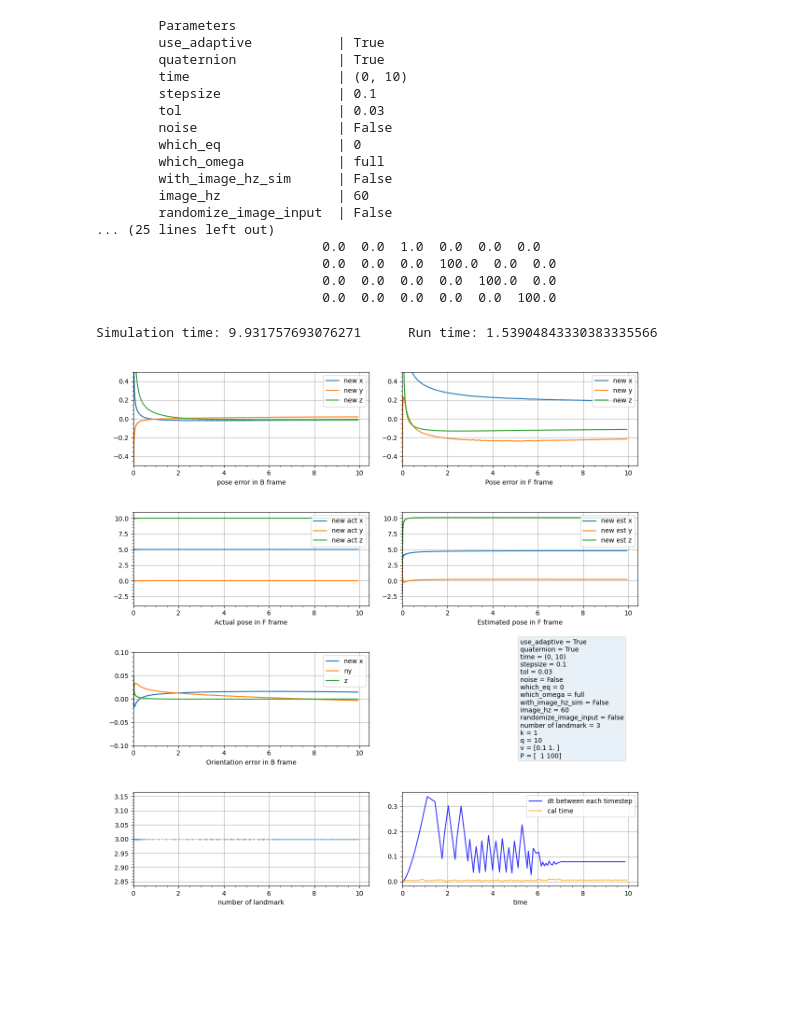
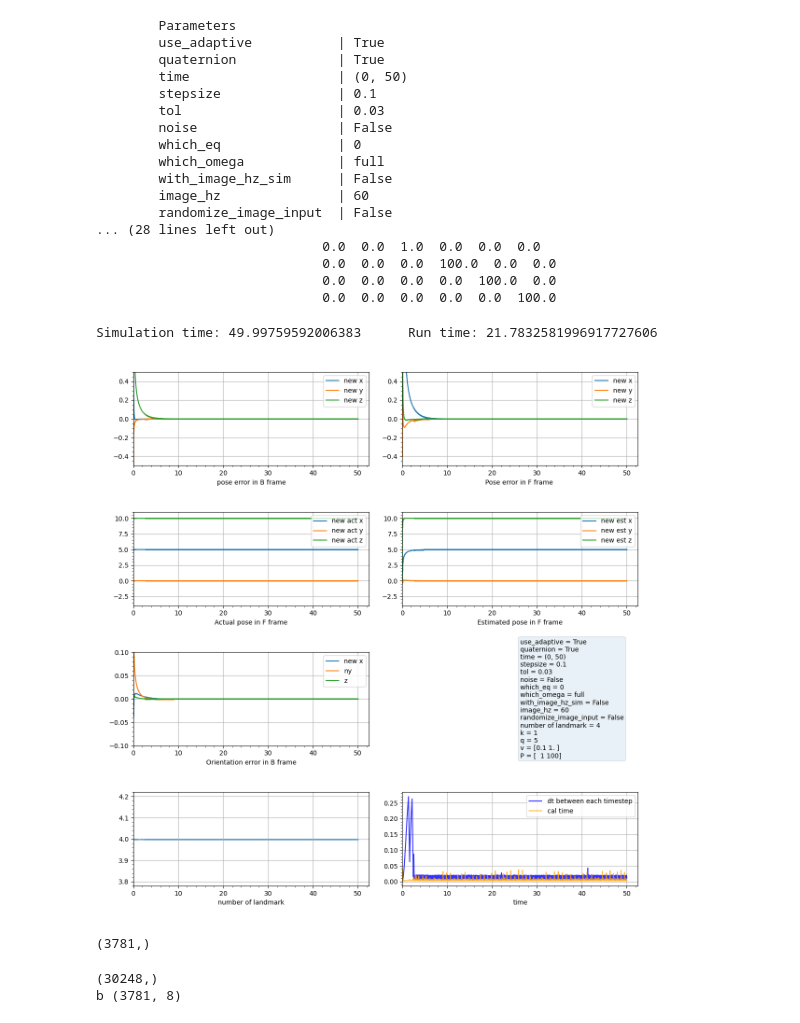
Before and after one commit to Annika-wyt/annika, a Jupyter notebook: simulation_script/step_simulation.ipynb, the cells around one changed output. Drawn from its saved outputs; the diff is of its cells as text; code cells hidden in the pictures; blank space fills up the shorter version.

```diff
--- a/simulation_script/step_simulation.ipynb
+++ b/simulation_script/step_simulation.ipynb
@@ -18,14 +18,14 @@ which_omega             = "full" # "z" or "full"
 with_image_hz_sim       = False
 image_hz                = 60
 randomize_image_input   = False
-p_hat                   = np.array([[-2, 4, 3]], dtype=np.float64).T
+p_hat                   = np.array([[1, 0, 0]], dtype=np.float64).T
 Lambda_bar_0            = np.array([1, 0, 0, 0]).T  # quaternion: w, x, y, z
-z_appear                = np.array([[[2.5, 2.5, 0]], [[5, 0, 0]], [[0, 0, 0]]])
+z_appear                = np.array([[[5, 5, 1]], [[5, 0, 1]], [[0, 0, 1]], [[10, 0, 5]]])
 p_ricatti               = np.array([1, 100])
 riccati_obj = riccati_observer(
     use_adaptive            = use_adaptive,
     quaternion              = quaternion,
-    time                    = (0, 10),
+    time                    = (0, 50),
     stepsize                = stepsize,
     tol                     = tol,
     noise                   = noise,
@@ -38,7 +38,7 @@ riccati_obj = riccati_observer(
     Lambda_bar_0            = Lambda_bar_0,  # quaternion: w, x, y, z
     z_appear                = z_appear,
     k                       = 1,
-    q                       = [10],
+    q                       = [5],
     v                       = np.array([0.1, 1]),
     p_ricatti               = p_ricatti
     )
@@ -46,7 +46,7 @@ riccati_obj = riccati_observer(
         Parameters
         use_adaptive           | True
         quaternion             | True
-        time                   | (0, 10)
+        time                   | (0, 50)
         stepsize               | 0.1
         tol                    | 0.03
         noise                  | False
@@ -55,7 +55,7 @@ riccati_obj = riccati_observer(
         with_image_hz_sim      | False
         image_hz               | 60
         randomize_image_input  | False
-... (25 lines left out)
+... (28 lines left out)
                              0.0  0.0  1.0  0.0  0.0  0.0
                              0.0  0.0  0.0  100.0  0.0  0.0
                              0.0  0.0  0.0  0.0  100.0  0.0
@@ -63,9 +63,21 @@ riccati_obj = riccati_observer(
 # %%
 riccati_obj.full_simulation()
 # %% [output]
-Simulation time: 9.931757693076271      Run time: 1.53904843330383335566
+Simulation time: 49.99759592006383      Run time: 21.7832581996917727606
 # %%
 %matplotlib widget
-fig, ax = riccati_obj.visual_plot(figsize=(12,12), bound_y=True)
+fig, ax, lambda_, p_bar = riccati_obj.visual_plot(figsize=(12,12), bound_y=True)
 # %% [output]
-[figure, old version]
+[figure, new version]
+# %%
+np.shape(riccati_obj.solt)
+# %% [output]
+(3781,)
+# %%
+a = np.hstack((lambda_, p_bar, (np.array(riccati_obj.solt).reshape(-1,1)))).flatten()
+print(np.shape(a))
+b = np.reshape(a, (-1, 8))
+print("b", np.shape(b))
+# %% [output]
+(30248,)
+b (3781, 8)
```
Also changed, not shown: parts of 1 cell of this notebook, 5 other files.
